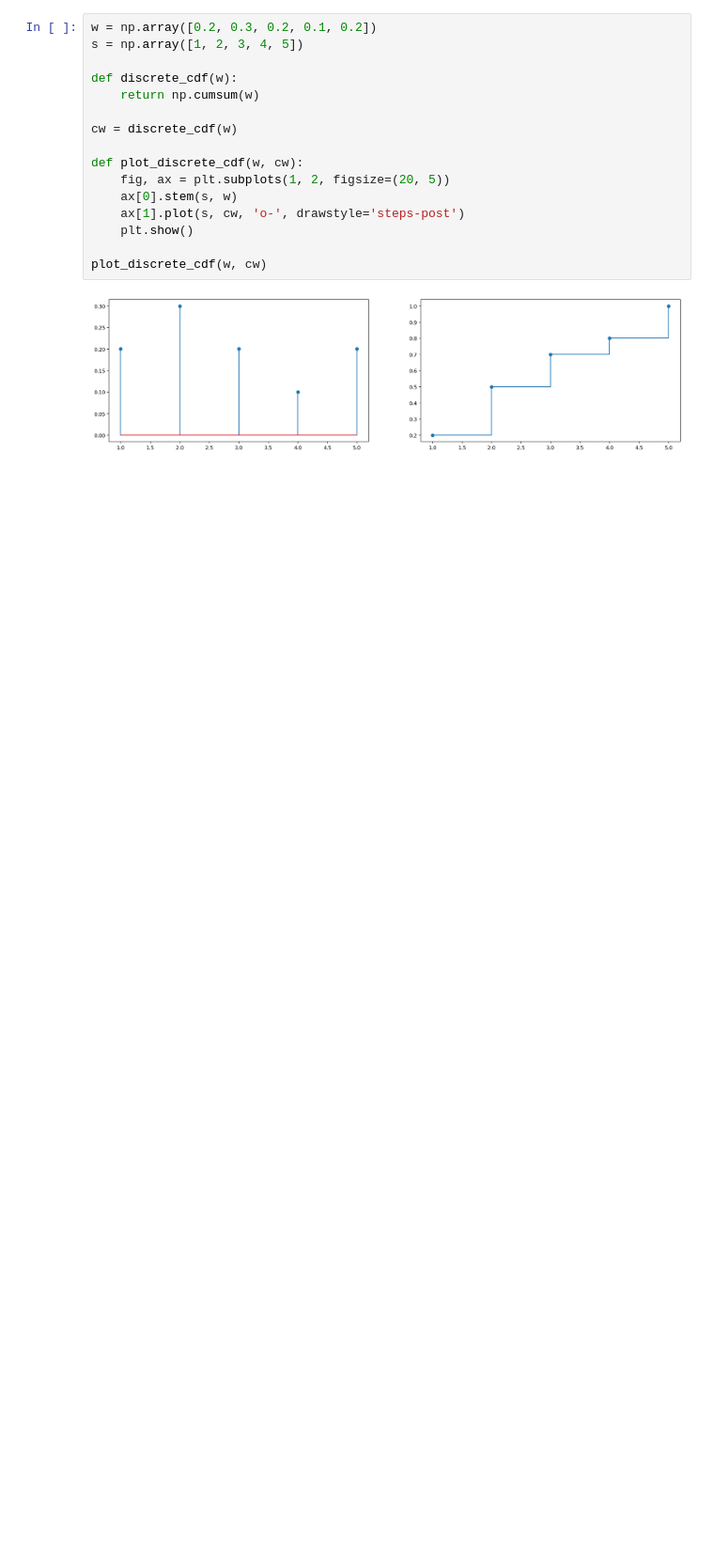
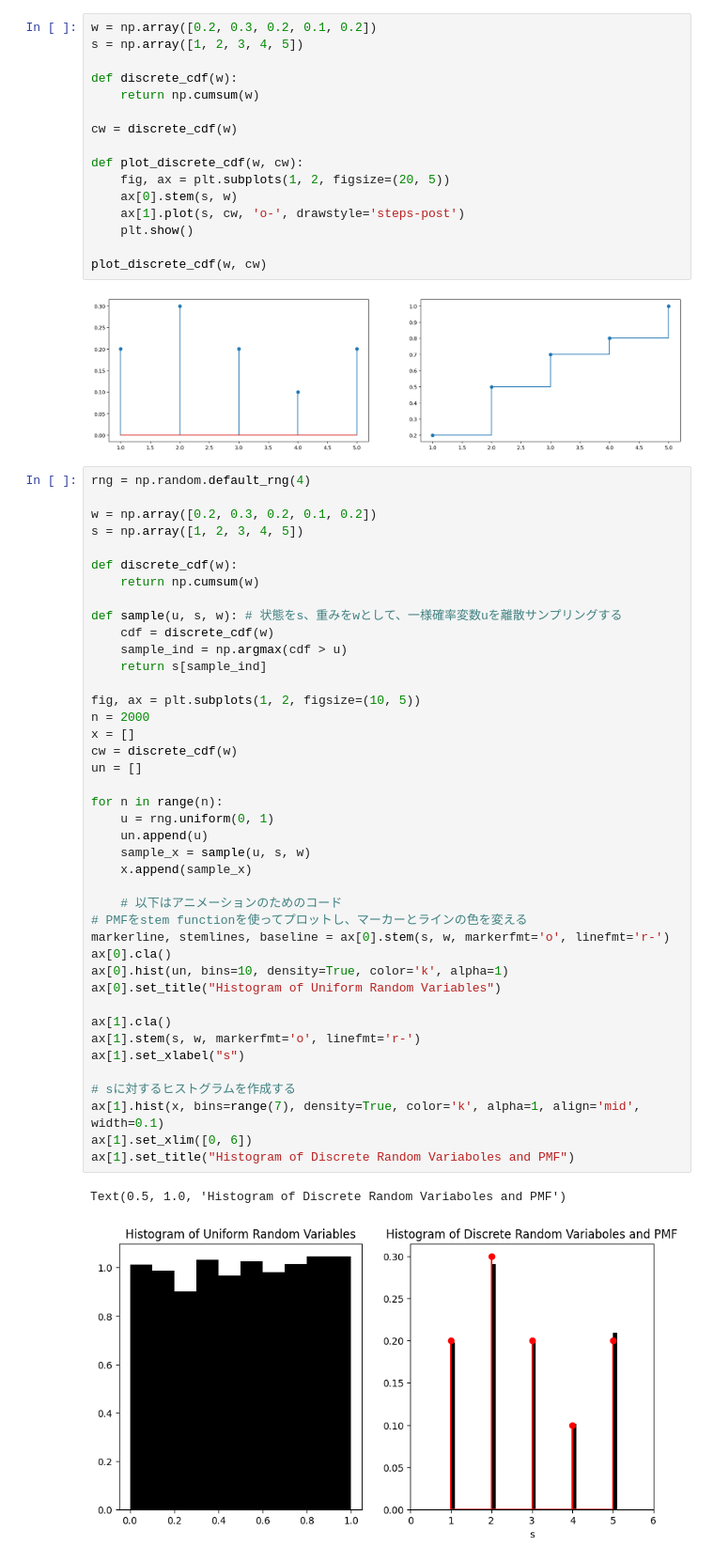
Before and after one commit to styuk/Time-Seriese, a Jupyter notebook: python/mcmc.ipynb, the cells around one changed output. Shown: that part at 94% size. Drawn from its saved outputs; the diff is of its cells as text; blank space fills up the shorter version.

```diff
--- a/python/mcmc.ipynb
+++ b/python/mcmc.ipynb
@@ -130,3 +130,47 @@ def plot_discrete_cdf(w, cw):
 plot_discrete_cdf(w, cw)
 # %% [output]
 [figure]
+# %%
+rng = np.random.default_rng(4)
+
+w = np.array([0.2, 0.3, 0.2, 0.1, 0.2])
+s = np.array([1, 2, 3, 4, 5])
+
+def discrete_cdf(w):
+    return np.cumsum(w)
+
+def sample(u, s, w): # 状態をs、重みをwとして、一様確率変数uを離散サンプリングする
+    cdf = discrete_cdf(w)
+    sample_ind = np.argmax(cdf > u)
+    return s[sample_ind]
+
+fig, ax = plt.subplots(1, 2, figsize=(10, 5))
+n = 2000
+x = []
+cw = discrete_cdf(w)
+un = []
+
+for n in range(n):
+    u = rng.uniform(0, 1)
+    un.append(u)
+    sample_x = sample(u, s, w)
+    x.append(sample_x)
+
+    # 以下はアニメーションのためのコード
+# PMFをstem functionを使ってプロットし、マーカーとラインの色を変える
+markerline, stemlines, baseline = ax[0].stem(s, w, markerfmt='o', linefmt='r-')
+ax[0].cla()
+ax[0].hist(un, bins=10, density=True, color='k', alpha=1)
+ax[0].set_title("Histogram of Uniform Random Variables")
+
+ax[1].cla()
+ax[1].stem(s, w, markerfmt='o', linefmt='r-')
+ax[1].set_xlabel("s")
+
+# sに対するヒストグラムを作成する
+ax[1].hist(x, bins=range(7), density=True, color='k', alpha=1, align='mid', width=0.1)
+ax[1].set_xlim([0, 6])
+ax[1].set_title("Histogram of Discrete Random Variaboles and PMF")
+# %% [output]
+Text(0.5, 1.0, 'Histogram of Discrete Random Variaboles and PMF')
+[figure, added]
```
